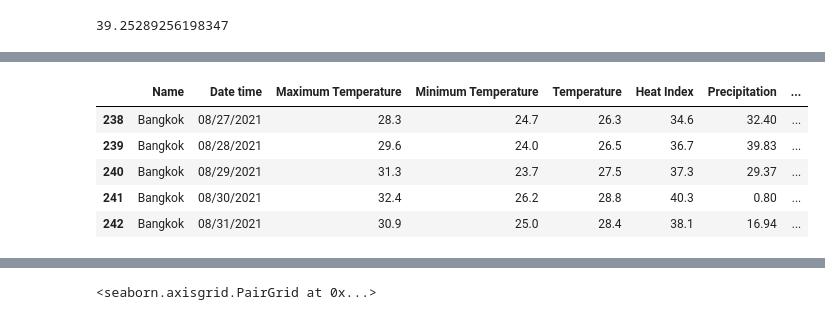
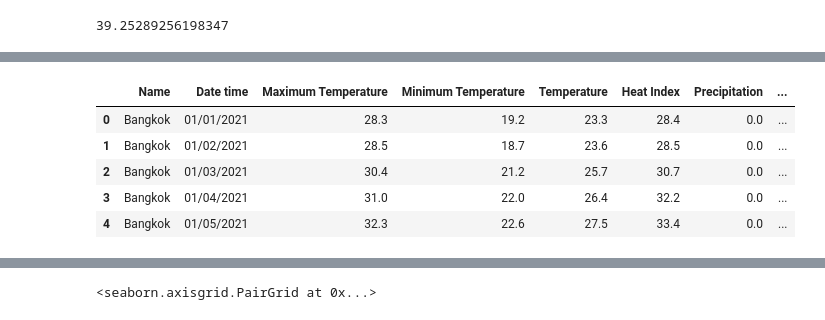
Before and after one commit to thedeenun/Weather-prediction, a Jupyter notebook: Weather_prediction.ipynb, the cells around one changed output, grey strips where cells are left out. Drawn from its saved outputs; the diff is of its cells as text; code cells hidden in the pictures.

```diff
--- a/Weather_prediction.ipynb
+++ b/Weather_prediction.ipynb
@@ -163,14 +163,14 @@ Relative Humidity      0
 Conditions             0
 dtype: int64
 # %%
-dataset.tail()
+dataset.head()
 # %% [output]
 |  | Name | Date time | Maximum Temperature | Minimum Temperature | Temperature | Heat Index | Precipitation | ... |
-| 238 | Bangkok | 08/27/2021 | 28.3 | 24.7 | 26.3 | 34.6 | 32.40 | ... |
-| 239 | Bangkok | 08/28/2021 | 29.6 | 24.0 | 26.5 | 36.7 | 39.83 | ... |
-| 240 | Bangkok | 08/29/2021 | 31.3 | 23.7 | 27.5 | 37.3 | 29.37 | ... |
-| 241 | Bangkok | 08/30/2021 | 32.4 | 26.2 | 28.8 | 40.3 | 0.80 | ... |
-| 242 | Bangkok | 08/31/2021 | 30.9 | 25.0 | 28.4 | 38.1 | 16.94 | ... |
+| 0 | Bangkok | 01/01/2021 | 28.3 | 19.2 | 23.3 | 28.4 | 0.0 | ... |
+| 1 | Bangkok | 01/02/2021 | 28.5 | 18.7 | 23.6 | 28.5 | 0.0 | ... |
+| 2 | Bangkok | 01/03/2021 | 30.4 | 21.2 | 25.7 | 30.7 | 0.0 | ... |
+| 3 | Bangkok | 01/04/2021 | 31.0 | 22.0 | 26.4 | 32.2 | 0.0 | ... |
+| 4 | Bangkok | 01/05/2021 | 32.3 | 22.6 | 27.5 | 33.4 | 0.0 | ... |
 # %%
 dataset.corr().round(2)
 # %% [output]
```
Also changed, not shown: parts of 8 cells of this notebook.
